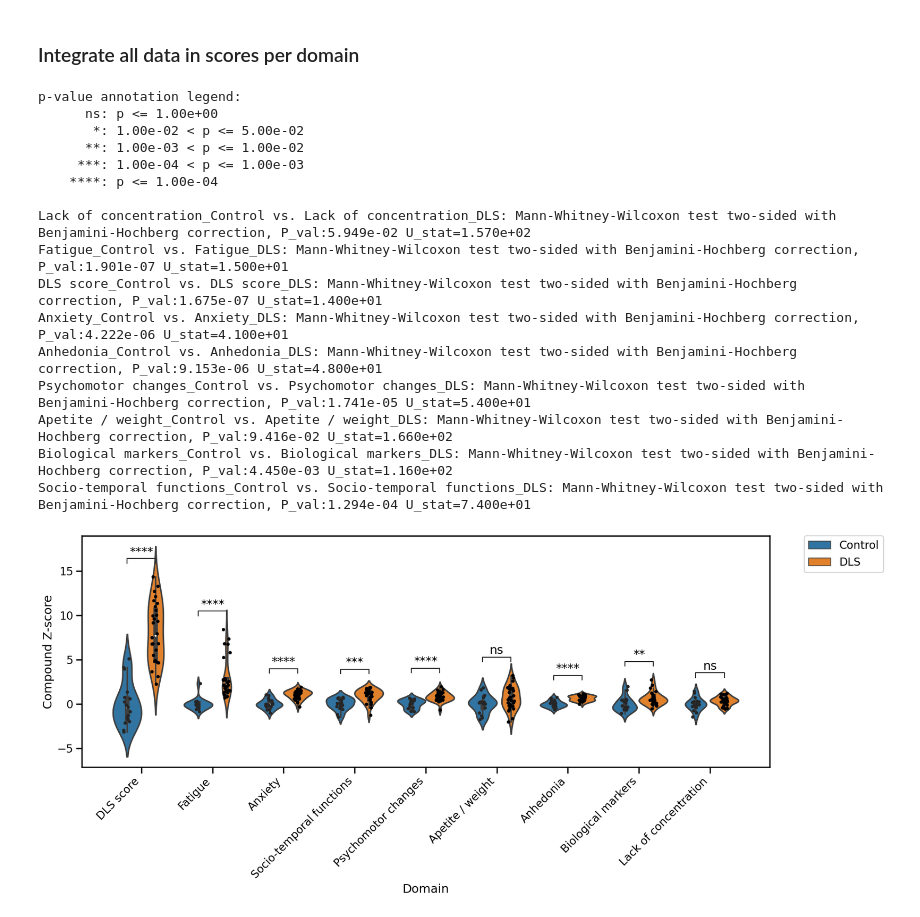
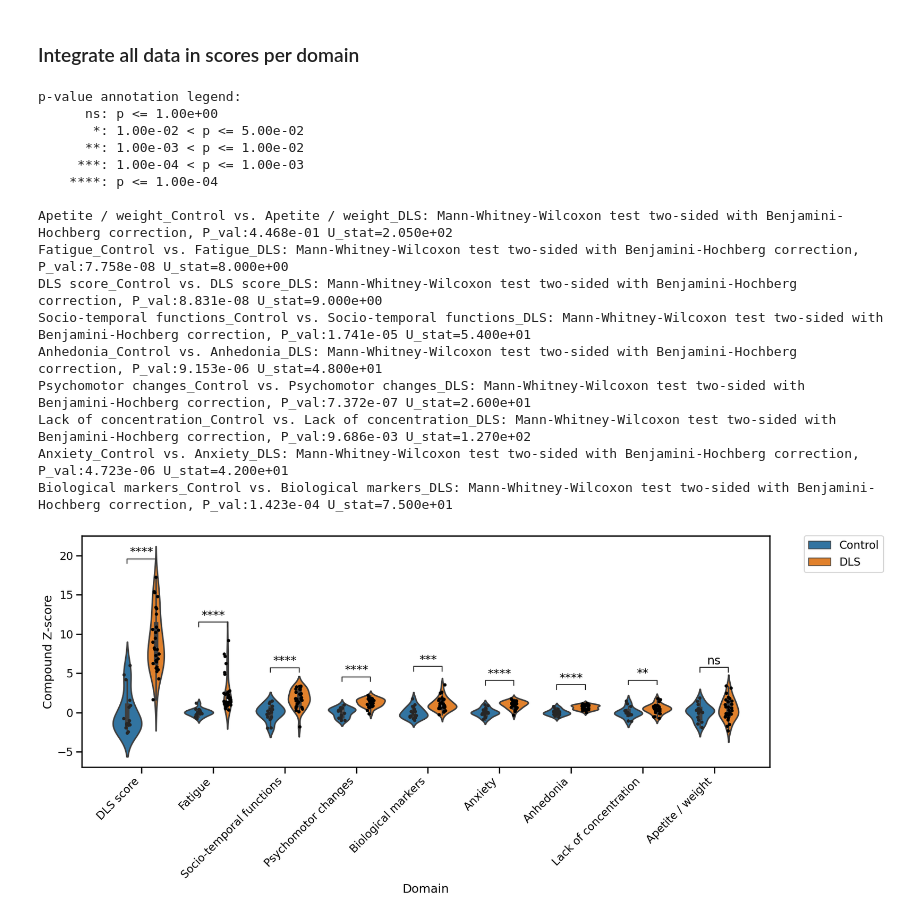
Before and after one commit to lucasmiranda42/DLS, a Jupyter notebook: notebooks/DLS_scores_per_domain.ipynb, the cells around one changed output. Saved outputs shown, nothing was run; the diff lists cells and outputs as text; code cells hidden in the pictures.

```diff
--- a/notebooks/DLS_scores_per_domain.ipynb
+++ b/notebooks/DLS_scores_per_domain.ipynb
@@ -275,7 +275,7 @@ Criterion_5 = merged_dataset.loc[
         "Condition",
         "nual score after overnight HCA",
         "DISTANCE (m)",
-        "Center.raw.speed",
+        "Center.percentage.moving",
         "Center.speed.moving",
         "Fur day 1 (1.12)",
         "Fur day 5",
@@ -283,7 +283,6 @@ Criterion_5 = merged_dataset.loc[
         "Fur day 13",
         "Fur day 17",
         "Fur day 21",
-        "Fur terminal ",
     ]
 ]
 # %% [markdown]
@@ -294,6 +293,7 @@ Criterion_6 = mazes.loc[
         "Animal",
         "Open arms : entries",
         "Open arms : time_epm",
+        "Open arms : latency to first entry",
     ]
 ].rename(columns={"Animal": "Sample name"})
 # %%
@@ -341,9 +341,9 @@ Criterion_7 = merged_dataset.loc[
         "Sample name",
         "Condition",
         "[(Adrenal 1+2 [mg])/2)*1000]/BW terminal [g]",
-        "Concentration [nmol/L]_cort_initial",
-        "Concentration [ng/ml]_cort_initial",
-        "Concentration [nmol/L]_cort",
+        # "Concentration [nmol/L]_cort_initial",
+        # "Concentration [ng/ml]_cort_initial", # CHECK WHAT INITIAL MEANS
+        # "Concentration [nmol/L]_cort",
         "Concentration [ng/ml]_cort",
         "IL-6 concentration (pg/ml)",
     ]
@@ -358,7 +358,7 @@ Criterion_8 = deepof_si_stability_scores.loc[
         "Sample name",
         "Condition",
         "Aggregated Social Z-score over sessions",
-        "Average alteration stability (Session 2 - Session 1)"
+        # "Average alteration stability (Session 2 - Session 1)"
         ]
     ].sort_values("Sample name")
 Criterion_8.Condition = Criterion_8.Condition.map({"Stressed": "CSDS", "Control": "Control"})
@@ -536,7 +536,7 @@ Tight layout not applied. The left and right margins cannot be made large enough
 # Compute full Z-score profiling per DLS domain
 domain_scores = compute_domain_scores(full_DLS_data, DLS_domain_variable_dict)
 # %%
-domain_scores.to_csv("../DLS_data/Results/DLS_domain_scores.csv")
+domain_scores.to_csv("../../DLS_data/Results/DLS_domain_scores.csv")
 domains_melted = domain_scores.melt(
     id_vars=["Sample name", "Condition"],
     var_name="Domain",
@@ -569,39 +569,39 @@ for domain in domains_melted.Domain.unique():
 
 annotator = Annotator(
     pairs=domain_pairs,
     data=domains_melted.sort_values(["Condition", "Score"]),
     x="Domain",
     y="Score",
     hue="Condition",
     verbose=1,
     ax=plt.gca()
 )
 annotator.configure(
     test="Mann-Whitney",
     comparisons_correction="fdr_bh",
 )
 annotator.apply_and_annotate()
 
 plt.ylabel("Compound Z-score")
 l = plt.legend(handles[0:2], labels[0:2], bbox_to_anchor=(1.05, 1), loc=2, borderaxespad=0.)
 plt.tight_layout()
 plt.savefig("DLS_domain_scores_truncated.pdf")
 plt.show()
 # %% [output]
 p-value annotation legend:
       ns: p <= 1.00e+00
        *: 1.00e-02 < p <= 5.00e-02
       **: 1.00e-03 < p <= 1.00e-02
      ***: 1.00e-04 < p <= 1.00e-03
     ****: p <= 1.00e-04
 
-Lack of concentration_Control vs. Lack of concentration_DLS: Mann-Whitney-Wilcoxon test two-sided with Benjamini-Hochberg correction, P_val:5.949e-02 U_stat=1.570e+02
-Fatigue_Control vs. Fatigue_DLS: Mann-Whitney-Wilcoxon test two-sided with Benjamini-Hochberg correction, P_val:1.901e-07 U_stat=1.500e+01
-DLS score_Control vs. DLS score_DLS: Mann-Whitney-Wilcoxon test two-sided with Benjamini-Hochberg correction, P_val:1.675e-07 U_stat=1.400e+01
-Anxiety_Control vs. Anxiety_DLS: Mann-Whitney-Wilcoxon test two-sided with Benjamini-Hochberg correction, P_val:4.222e-06 U_stat=4.100e+01
+Apetite / weight_Control vs. Apetite / weight_DLS: Mann-Whitney-Wilcoxon test two-sided with Benjamini-Hochberg correction, P_val:4.468e-01 U_stat=2.050e+02
+Fatigue_Control vs. Fatigue_DLS: Mann-Whitney-Wilcoxon test two-sided with Benjamini-Hochberg correction, P_val:7.758e-08 U_stat=8.000e+00
+DLS score_Control vs. DLS score_DLS: Mann-Whitney-Wilcoxon test two-sided with Benjamini-Hochberg correction, P_val:8.831e-08 U_stat=9.000e+00
+Socio-temporal functions_Control vs. Socio-temporal functions_DLS: Mann-Whitney-Wilcoxon test two-sided with Benjamini-Hochberg correction, P_val:1.741e-05 U_stat=5.400e+01
 Anhedonia_Control vs. Anhedonia_DLS: Mann-Whitney-Wilcoxon test two-sided with Benjamini-Hochberg correction, P_val:9.153e-06 U_stat=4.800e+01
-Psychomotor changes_Control vs. Psychomotor changes_DLS: Mann-Whitney-Wilcoxon test two-sided with Benjamini-Hochberg correction, P_val:1.741e-05 U_stat=5.400e+01
-Apetite / weight_Control vs. Apetite / weight_DLS: Mann-Whitney-Wilcoxon test two-sided with Benjamini-Hochberg correction, P_val:9.416e-02 U_stat=1.660e+02
-Biological markers_Control vs. Biological markers_DLS: Mann-Whitney-Wilcoxon test two-sided with Benjamini-Hochberg correction, P_val:4.450e-03 U_stat=1.160e+02
-Socio-temporal functions_Control vs. Socio-temporal functions_DLS: Mann-Whitney-Wilcoxon test two-sided with Benjamini-Hochberg correction, P_val:1.294e-04 U_stat=7.400e+01
+Psychomotor changes_Control vs. Psychomotor changes_DLS: Mann-Whitney-Wilcoxon test two-sided with Benjamini-Hochberg correction, P_val:7.372e-07 U_stat=2.600e+01
+Lack of concentration_Control vs. Lack of concentration_DLS: Mann-Whitney-Wilcoxon test two-sided with Benjamini-Hochberg correction, P_val:9.686e-03 U_stat=1.270e+02
+Anxiety_Control vs. Anxiety_DLS: Mann-Whitney-Wilcoxon test two-sided with Benjamini-Hochberg correction, P_val:4.723e-06 U_stat=4.200e+01
+Biological markers_Control vs. Biological markers_DLS: Mann-Whitney-Wilcoxon test two-sided with Benjamini-Hochberg correction, P_val:1.423e-04 U_stat=7.500e+01
-[figure, old version]
+[figure, new version]
```
Also changed, not shown: parts of 16 cells of this notebook, 4 other files.
